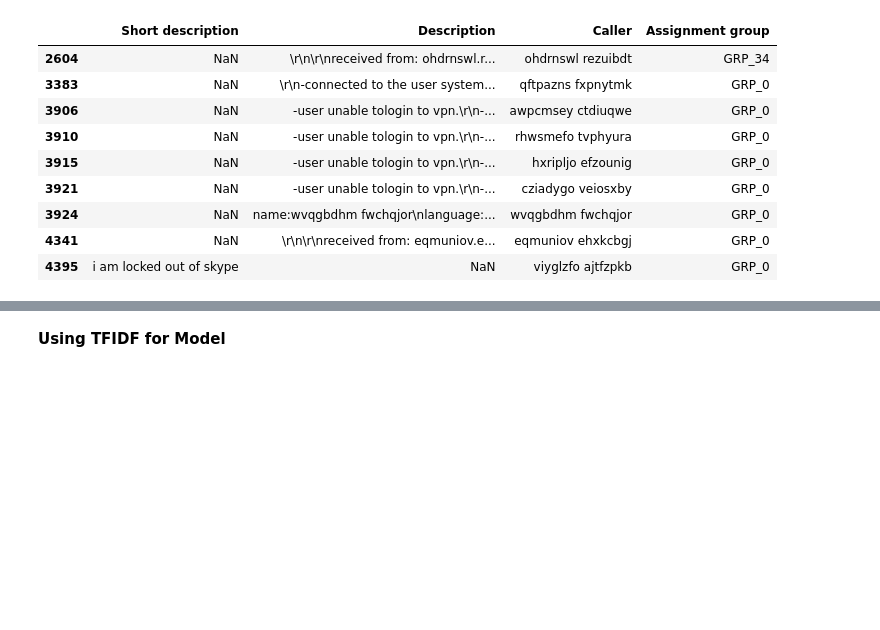
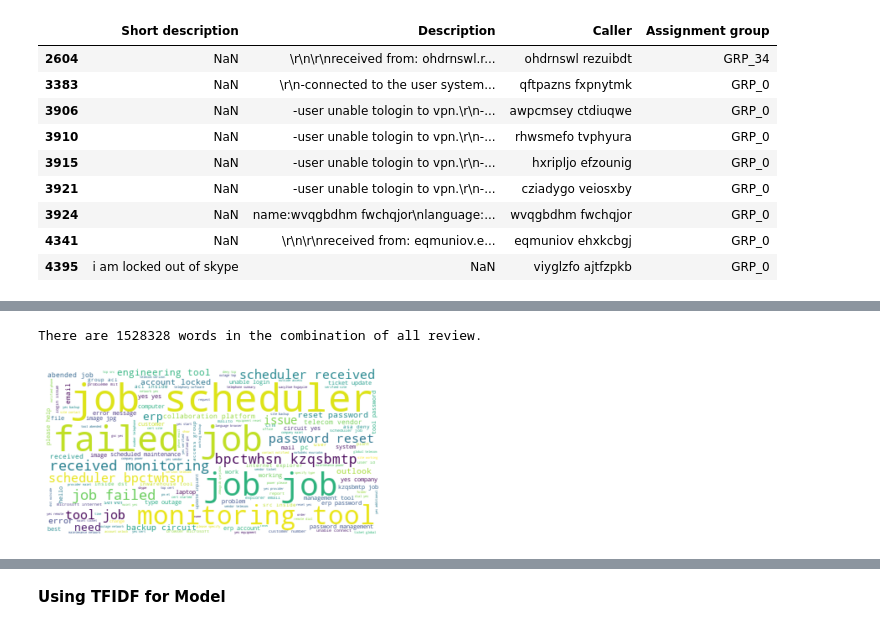
Before and after one commit to capstone-nlp-jul-group-13/capstone, a Jupyter notebook: Capstone_MJ.ipynb, the cells around one changed output, grey strips where cells are left out. Saved outputs shown, nothing was run; the diff lists cells and outputs as text; code cells hidden in the pictures; blank space fills up the shorter version.

```diff
--- a/Capstone_MJ.ipynb
+++ b/Capstone_MJ.ipynb
@@ -409,0 +285,11 @@ X_train, X_test, y_train, y_test = train_test_split(X,y, test_size = 0.2, random
+# %%
+# Data Cleaning -- Removing Stop words
+import nltk.corpus
+nltk.download('stopwords')
+from nltk.corpus import stopwords
+stop = stopwords.words('english')
+newStopWords = ["na","sid","cid","null","hi","png","eu","hello"]
+stop.extend(newStopWords)
+
+df_clean['Description Clean'] = df_clean['Description Clean'].apply(lambda x: ' '.join([word for word in x.split() if word not in (stop)]))
+df_clean.head()
@@ -409,0 +305,14 @@ X_train, X_test, y_train, y_test = train_test_split(X,y, test_size = 0.2, random
+# %%
+text = " ".join(review for review in df_clean['Description Clean'])
+print ("There are {} words in the combination of all review.".format(len(text)))
+# Generate a word cloud image
+wordcloud = WordCloud(background_color="white").generate(text)
+
+# Display the generated image:
+# the matplotlib way:
+plt.imshow(wordcloud, interpolation='bilinear')
+plt.axis("off")
+plt.show()
+# %% [output]
+There are 1528328 words in the combination of all review.
+[figure, added]
```
Also changed, not shown: parts of 76 cells of this notebook.
